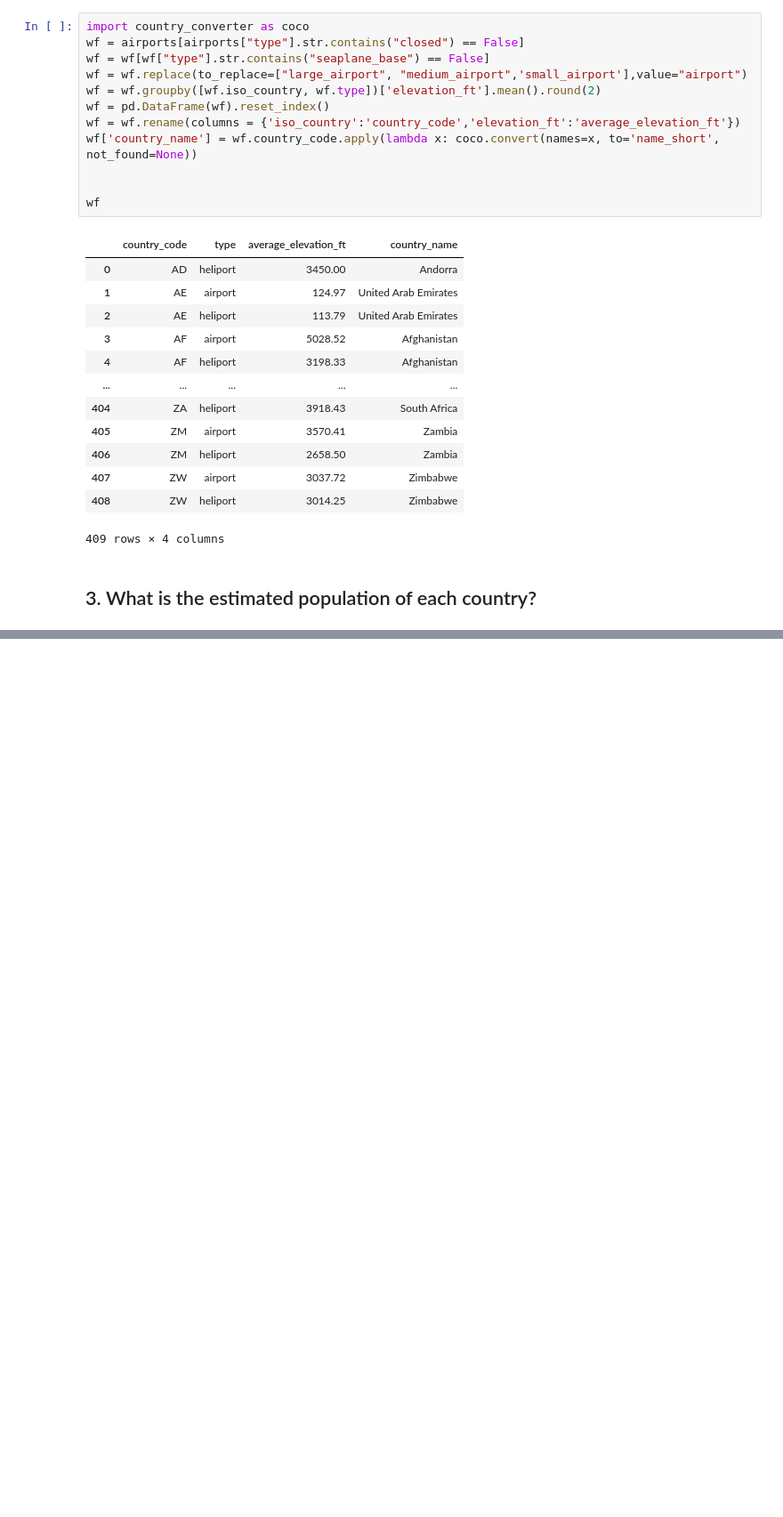
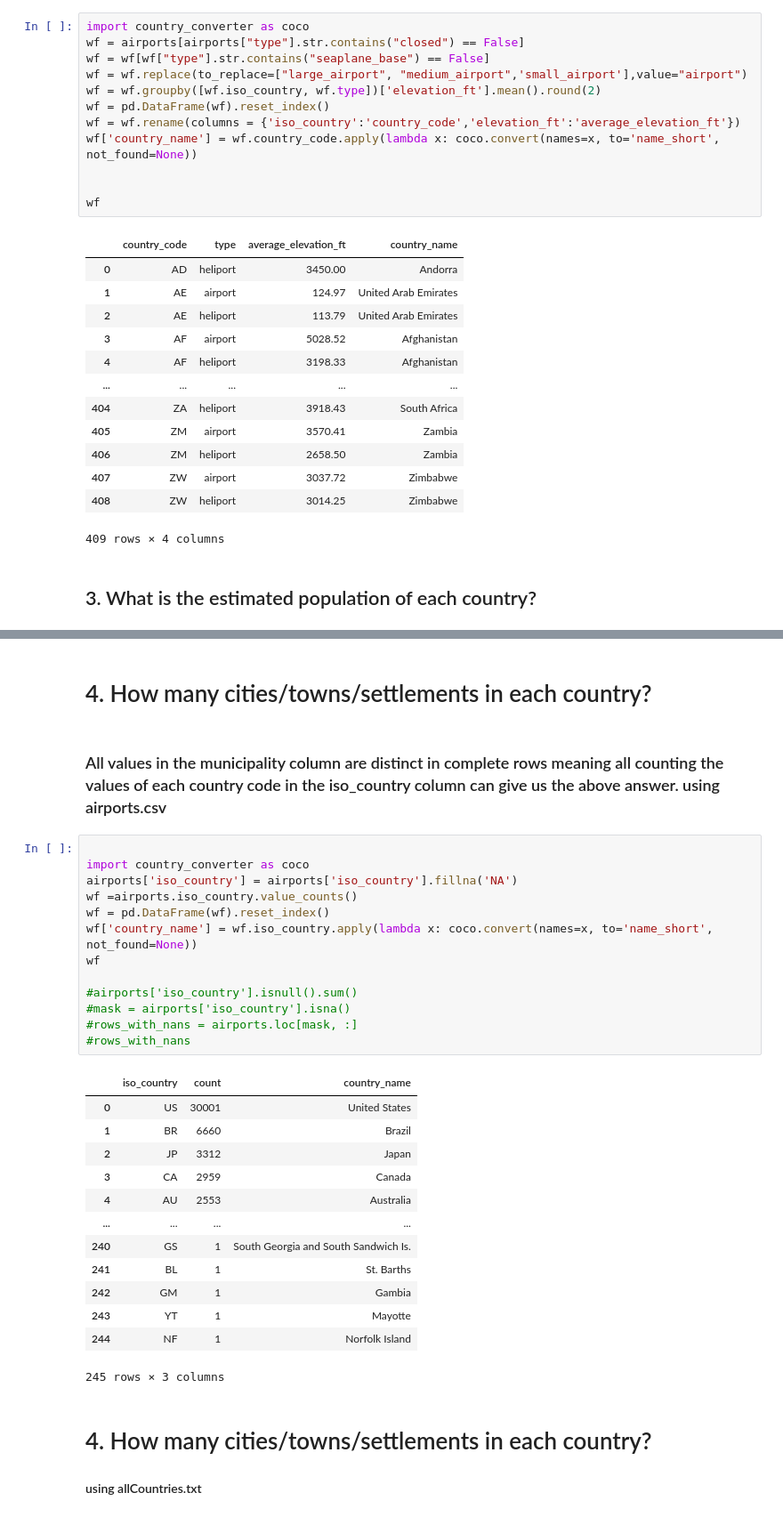
Before and after one commit to George-Michael-Dagogo/Airport_Pipeline, a Jupyter notebook: main.ipynb, the cells around one changed output, grey strips where cells are left out. Shown at 89% size. Cells and saved outputs as stored; diff of their text form; blank space fills up the shorter version.

```diff
--- a/main.ipynb
+++ b/main.ipynb
@@ -121,0 +162,34 @@ df.head()
+# %% [markdown]
+# 4. How many cities/towns/settlements in each country?
+# %% [markdown]
+### All values in the municipality column are distinct in complete rows meaning all counting the values of each country code in the iso_country column can give us the above answer. using airports.csv
+# %%
+
+import country_converter as coco
+airports['iso_country'] = airports['iso_country'].fillna('NA')
+wf =airports.iso_country.value_counts()
+wf = pd.DataFrame(wf).reset_index()
+wf['country_name'] = wf.iso_country.apply(lambda x: coco.convert(names=x, to='name_short', not_found=None))
+wf
+
+#airports['iso_country'].isnull().sum()
+#mask = airports['iso_country'].isna()
+#rows_with_nans = airports.loc[mask, :]
+#rows_with_nans
+# %% [output]
+|  | iso_country | count | country_name |
+| 0 | US | 30001 | United States |
+| 1 | BR | 6660 | Brazil |
+| 2 | JP | 3312 | Japan |
+| 3 | CA | 2959 | Canada |
+| 4 | AU | 2553 | Australia |
+| ... | ... | ... | ... |
+| 240 | GS | 1 | South Georgia and South Sandwich Is. |
+| 241 | BL | 1 | St. Barths |
+| 242 | GM | 1 | Gambia |
+| 243 | YT | 1 | Mayotte |
+| 244 | NF | 1 | Norfolk Island |
+245 rows × 3 columns
+# %% [markdown]
+# 4. How many cities/towns/settlements in each country?
+#### using allCountries.txt
```
Also changed, not shown: parts of 11 cells of this notebook, 1 other file.
